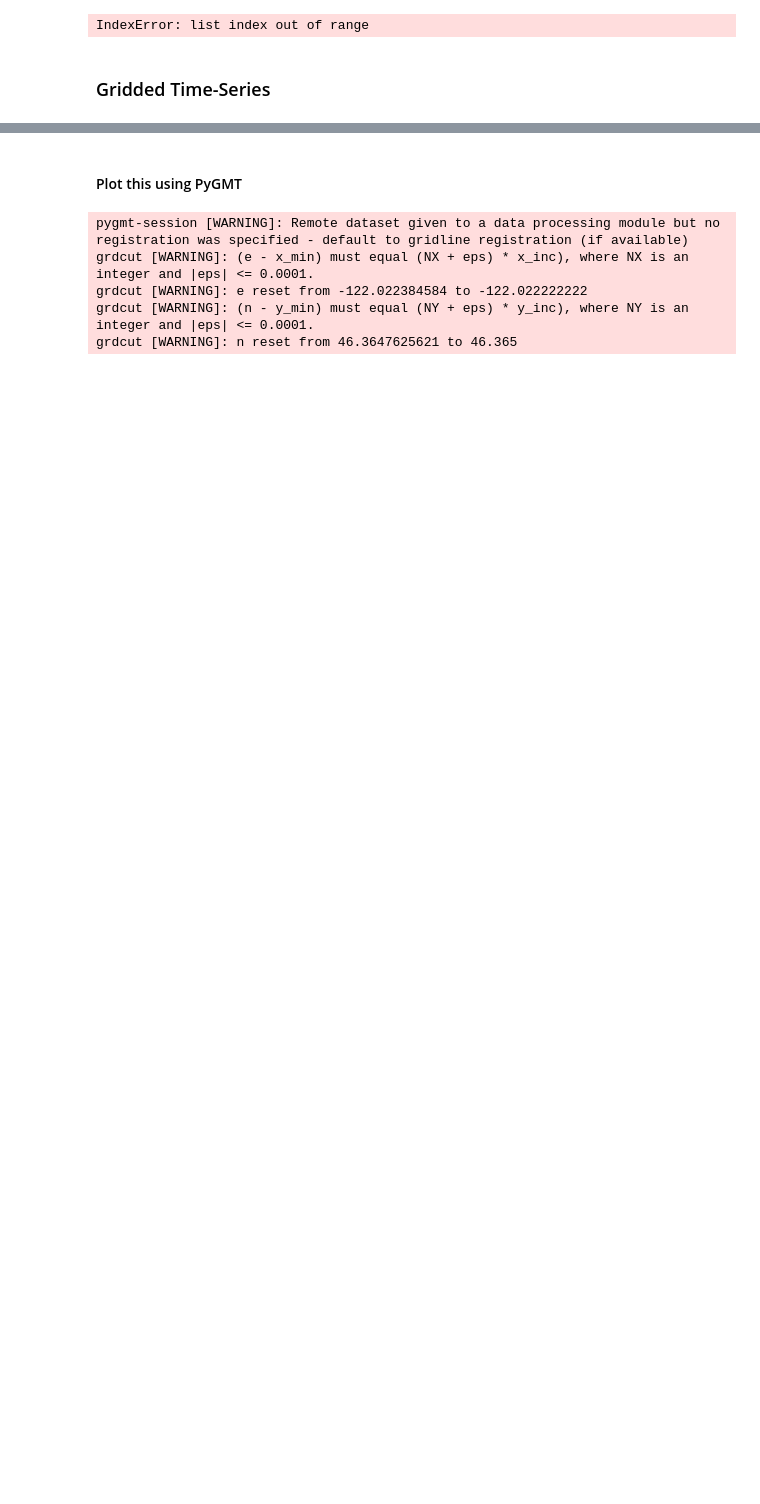
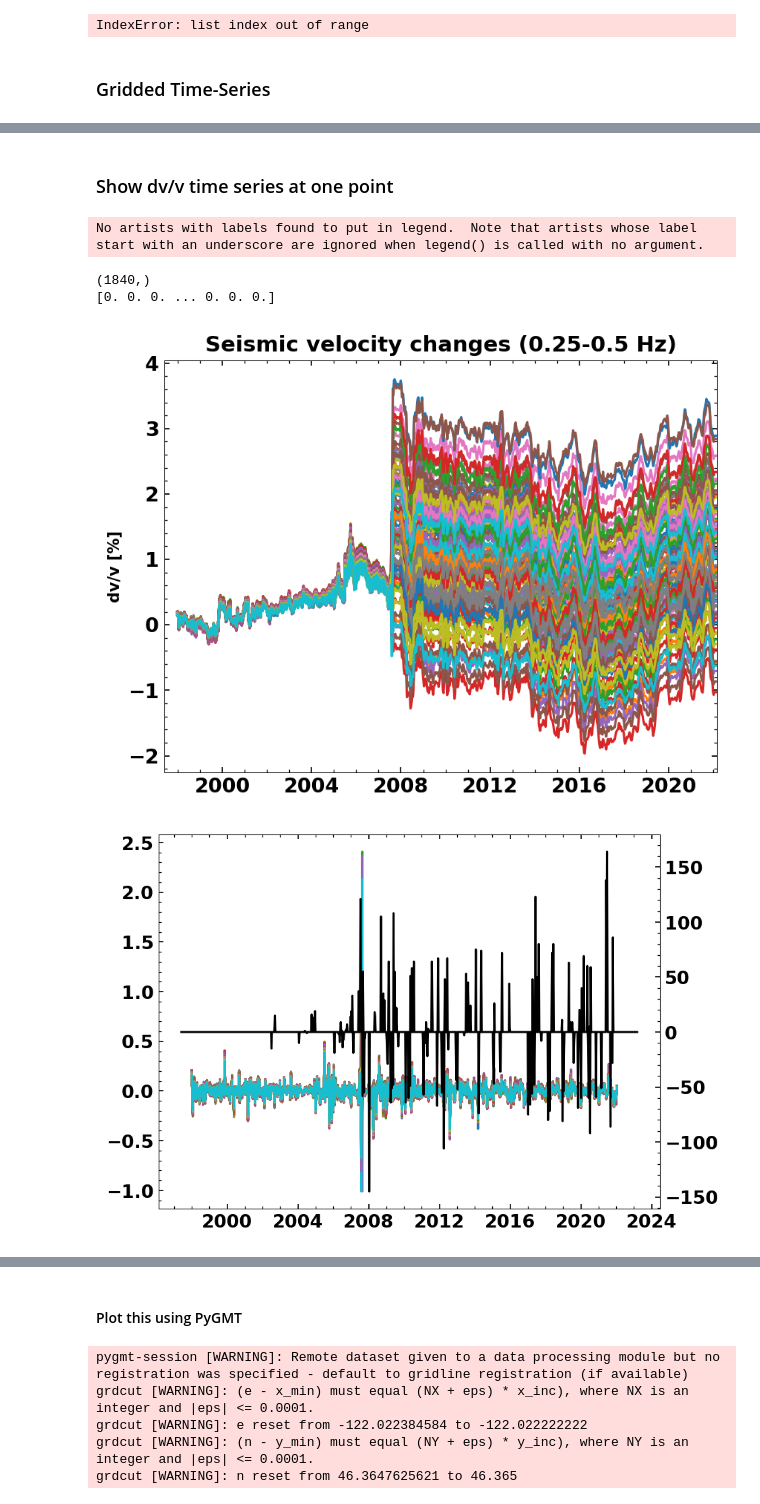
Before and after one commit to Denolle-Lab/Mt-St-Helens, a Jupyter notebook: spatial_dv.ipynb, the cells around one changed output, grey strips where cells are left out. Drawn from its saved outputs; the diff is of its cells as text; code cells hidden in the pictures; blank space fills up the shorter version.

```diff
--- a/spatial_dv.ipynb
+++ b/spatial_dv.ipynb
@@ -1731,0 +1732,68 @@ plt.colorbar()
+# %% [markdown]
+### Show dv/v time series at one point
+# %%
+import datetime
+# load numpy archives with data availability
+loaded= np.load('/home/pm/Documents_sync/PhD/StHelens/dv/resp_removed_longtw_final_QCpass/avail_0.25.npz', allow_pickle=True)
+avail_t = loaded['t']
+avail_n = loaded['n']
+
+avail_nd = np.hstack((0, np.diff(avail_n)))
+# remove the peak at the end
+avail_nd[np.argmin(avail_nd)] = 0
+
+datetimes = [utci.datetime for utci in utcs]
+# plt.plot(datetimes, -100*dv[17, 20, :], label='MSH summit')
+# plt.plot(datetimes, -100*dv[20, 12, :], label='loc of maximum dv/v increase')
+for ii in range(10):
+    ii += 10
+    for jj in range(10):
+        jj += 10
+        plt.plot(datetimes, -100*dv[ii, jj, :])
+ax1 = plt.gca()
+# plot data availability as bars on second y axis
+
+
+# ax2.set_ylim([0, 500])
+# ax1.set_ylim([-3, 4])
+
+plt.xlim([datetime.datetime(1997, 6, 1), datetime.datetime(2022, 3, 1)])
+ax1.set_ylabel('dv/v [%]')
+plt.title(f'Seismic velocity changes ({freq0}-{freq0*2} Hz)')
+plt.legend()
+
+plt.savefig(f'dvv1d_{freq0}.pdf', bbox_inches='tight', transparent=True)
+
+plt.figure()
+for ii in range(10):
+    ii += 10
+    for jj in range(10):
+        jj += 10
+        plt.plot(datetimes, -100*dvdt[ii, jj, :])
+ax1 = plt.gca()
+ax2 = plt.twinx()
+ax2.plot(avail_t, avail_nd, color='k')
+
+plt.figure()
+# for ii in range(10):
+#     ii += 10
+#     for jj in range(10):
+#         jj += 10
+#         # plt.plot(datetimes, -100*dvdt[ii, jj, :])
+#         plt.plot(np.correlate(dvdt[ii, jj, :], np.diff(avail_n)))
+# lag time
+# print(avail_t[21:], datetimes[-2])
+tau = np.arange(-920, 920, 1)
+
+correlation = np.correlate(np.nan_to_num(abs(dvdt[15, 15, :-2])), abs(avail_nd[21:]), mode='full')
+print(correlation.shape)
+plt.plot(tau, correlation)
+plt.xlim([-950, 950])
+
+print(correlation)
+# %% [output]
+No artists with labels found to put in legend.  Note that artists whose label start with an underscore are ignored when legend() is called with no argument.
+(1840,)
+[0. 0. 0. ... 0. 0. 0.]
+[figure, added]
+[figure, added]
```
Also changed, not shown: parts of 4 cells of this notebook, 4 other files.
